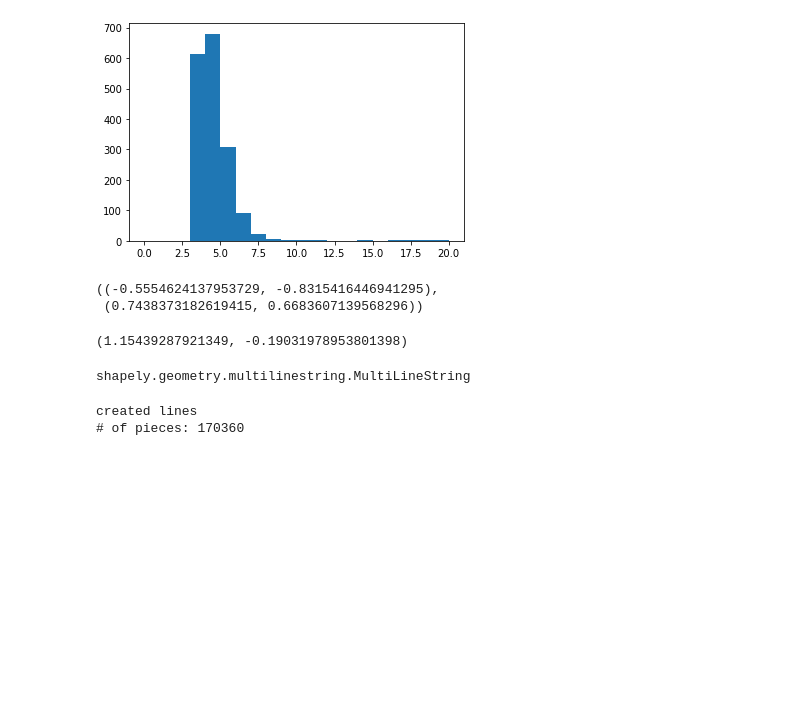
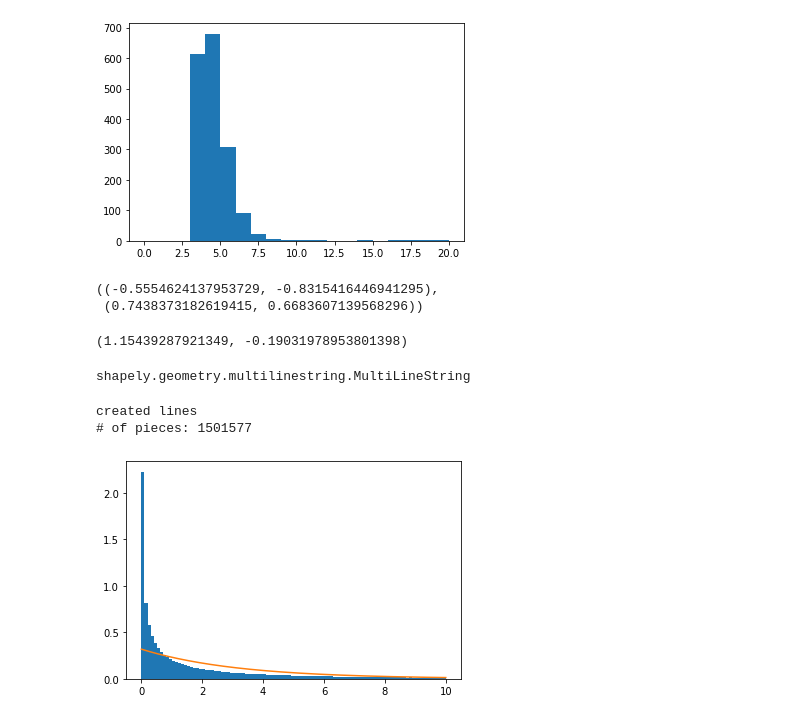
Before and after one commit to ami7o/MathSimulation, a Jupyter notebook: CutCircle.ipynb, the cells around one changed output. Drawn from its saved outputs; the diff is of its cells as text; code cells hidden in the pictures; blank space fills up the shorter version.

```diff
--- a/CutCircle.ipynb
+++ b/CutCircle.ipynb
@@ -150,9 +150,18 @@ def cutCircle(n_iters = 100, resolution = 100):
     print("created lines")
     return list(polygonize(unary_union(line)))
 # %%
-pieces = cutCircle(n_iters = 1000)
+pieces = cutCircle(n_iters = 3000)
 print("# of pieces:", len(pieces))
 # %% [output]
 created lines
-# of pieces: 170360
+# of pieces: 1501577
+# %%
+plt.hist(np.array([p.area for p in pieces])*len(pieces), bins=100, range=(0,10), density=True)
+lam = 1/np.pi
+x = np.linspace(0, 10, 1000000)
+y = lam * np.e ** (-lam * x)
+plt.plot(x, y)
+plt.show()
+# %% [output]
+[figure, added]
 # %%
```
Also changed, not shown: parts of 8 cells of this notebook.
